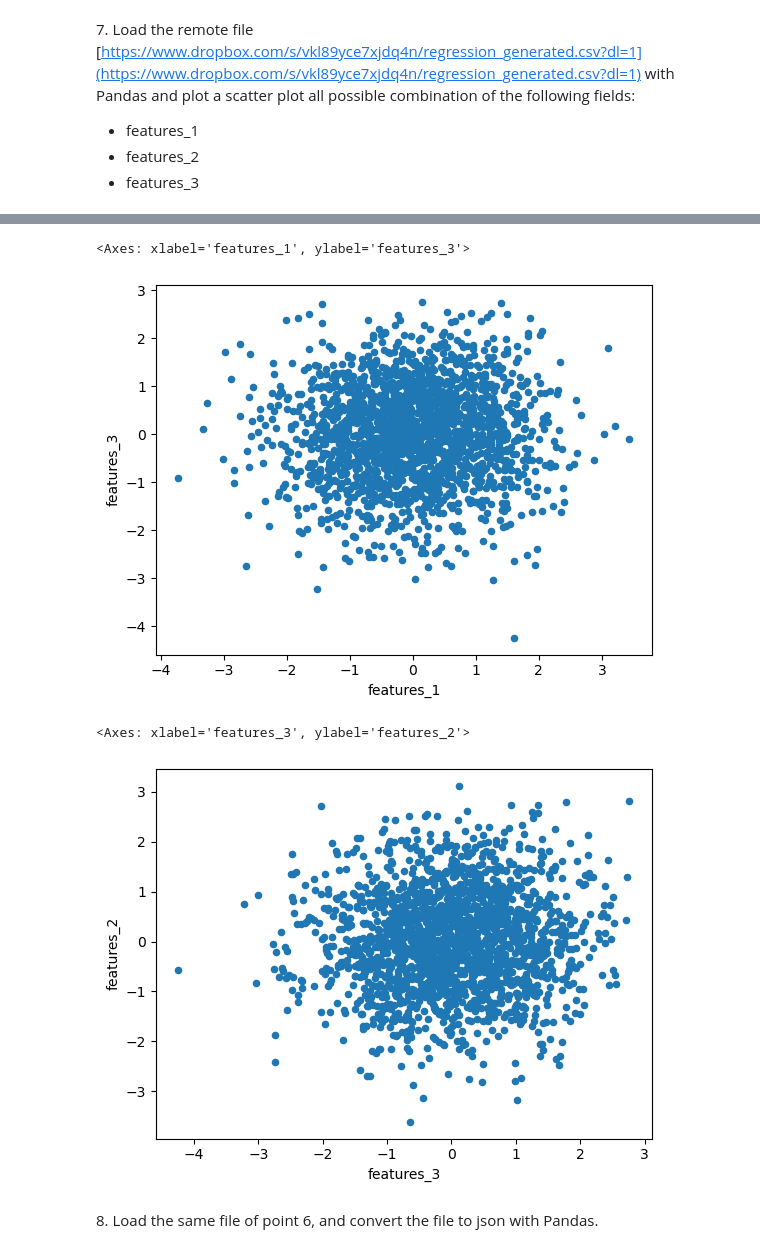
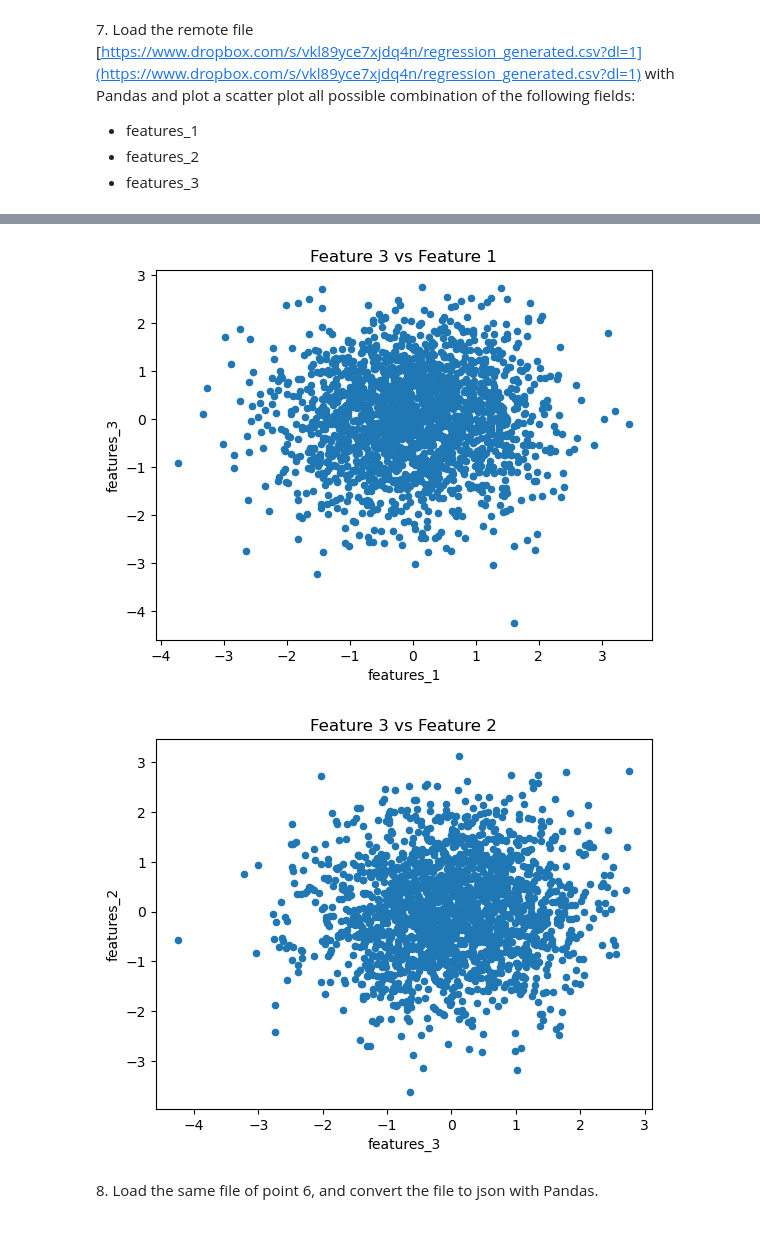
Before and after one commit to giuliadoda/LaboratoryOfComputationalPhysics_Y6, a Jupyter notebook: 05ex_OSEMN.ipynb, the cells around one changed output, grey strips where cells are left out. Saved outputs shown, nothing was run; the diff lists cells and outputs as text; code cells hidden in the pictures.

```diff
--- a/05ex_OSEMN.ipynb
+++ b/05ex_OSEMN.ipynb
@@ -189,13 +158,15 @@ data7.plot.scatter('features_1', 'features_2')
 # %%
 data7.plot.scatter('features_1', 'features_3')
+plt.title('Feature 3 vs Feature 1')
+plt.show()
 # %% [output]
-<Axes: xlabel='features_1', ylabel='features_3'>
-[figure, old version]
+[figure, new version]
 # %%
 data7.plot.scatter('features_3', 'features_2')
+plt.title('Feature 3 vs Feature 2')
+plt.show()
 # %% [output]
-<Axes: xlabel='features_3', ylabel='features_2'>
-[figure, old version]
+[figure, new version]
 # %% [markdown]
 8\. Load the same file of point 6, and convert the file to json with Pandas.
 # %%
```
Also changed, not shown: parts of 14 cells of this notebook, 16 other files.
